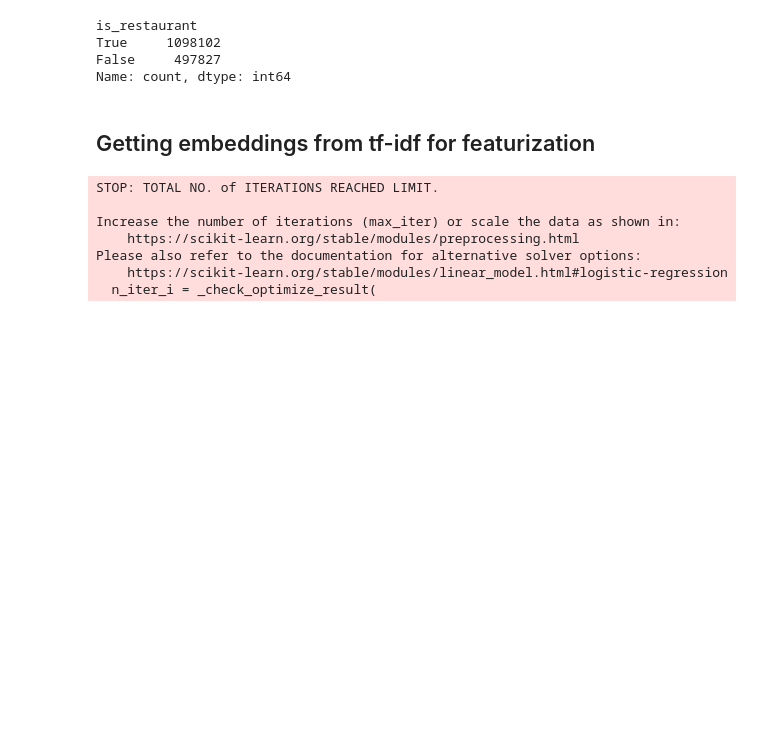
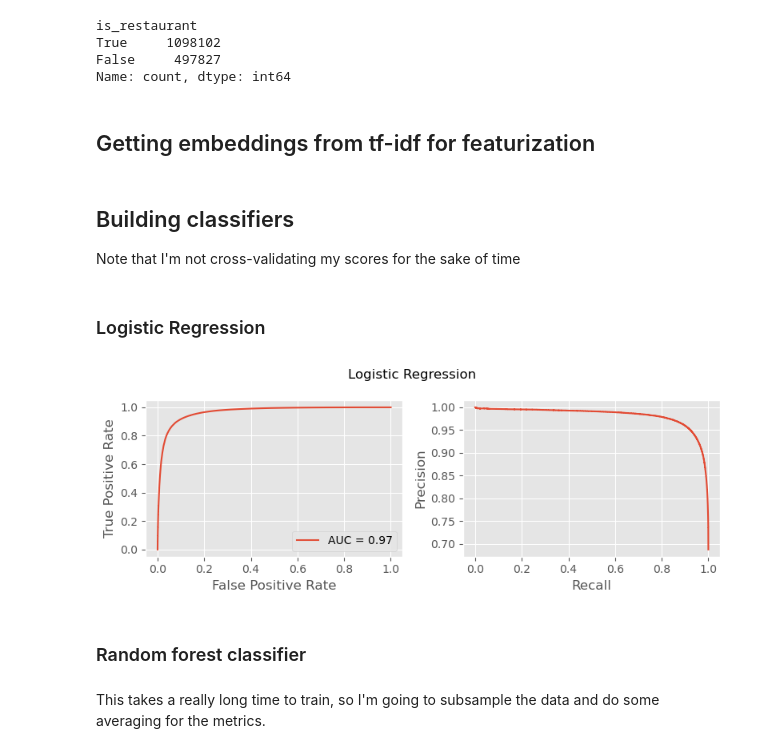
Before and after one commit to crredding/YelpDataset, a Jupyter notebook: RestaurantClassifier.ipynb, the cells around one changed output. Drawn from its saved outputs; the diff is of its cells as text; code cells hidden in the pictures; blank space fills up the shorter version.

Commit message:
Adding random forest and concluding remarks

```diff
--- a/RestaurantClassifier.ipynb
+++ b/RestaurantClassifier.ipynb
@@ -129,15 +127,30 @@ tfidf_test = tf.transform(X_test)
+# %% [markdown]
+## Building classifiers
+Note that I'm not cross-validating my scores for the sake of time
+# %% [markdown]
+### Logistic Regression
 # %%
-#starting with logistic regresssion
-#LogisticRegressionCV
-lr = LogisticRegression(random_state=43, C=1000000)
+#LogisticRegressionCV regularlizes by default so we set C really high to avoid this
+lr = LogisticRegression(random_state=43, C=1000000, max_iter=400)
 lr.fit(tfidf, y_train)
 y_pred = lr.predict(tfidf_test)
 y_pred_score = lr.predict_proba(tfidf_test)
-# %% [output]
-STOP: TOTAL NO. of ITERATIONS REACHED LIMIT.
-
-Increase the number of iterations (max_iter) or scale the data as shown in:
-    https://scikit-learn.org/stable/modules/preprocessing.html
-Please also refer to the documentation for alternative solver options:
-    https://scikit-learn.org/stable/modules/linear_model.html#logistic-regression
-  n_iter_i = _check_optimize_result(
+# %%
+fpr, tpr, _ = roc_curve(y_test, y_pred_score[:,1], pos_label=lr.classes_[1])
+prec, recall, _ = precision_recall_curve(y_test, y_pred_score[:,1], pos_label=lr.classes_[1])
+auc = roc_auc_score(y_test, y_pred_score[:,1])
+fig, axs = plt.subplots(1, 2, figsize=(8, 3))
+RocCurveDisplay(fpr=fpr, tpr=tpr, roc_auc=auc).plot(axs[0])
+PrecisionRecallDisplay(precision=prec, recall=recall).plot(axs[1])
+# cm = confusion_matrix(y_test, y_pred)
+# ConfusionMatrixDisplay(cm).plot()
+axs[0].plot((0,1), (0,1), ls='--', c='gray')
+fig.suptitle('Logistic Regression')
+plt.tight_layout()
+plt.show()
+# %% [output]
+[figure, added]
+# %% [markdown]
+### Random forest classifier
+# %% [markdown]
+This takes a really long time to train, so I'm going to subsample the data and do some averaging for the metrics.
```
Also changed, not shown: parts of 18 cells of this notebook.
